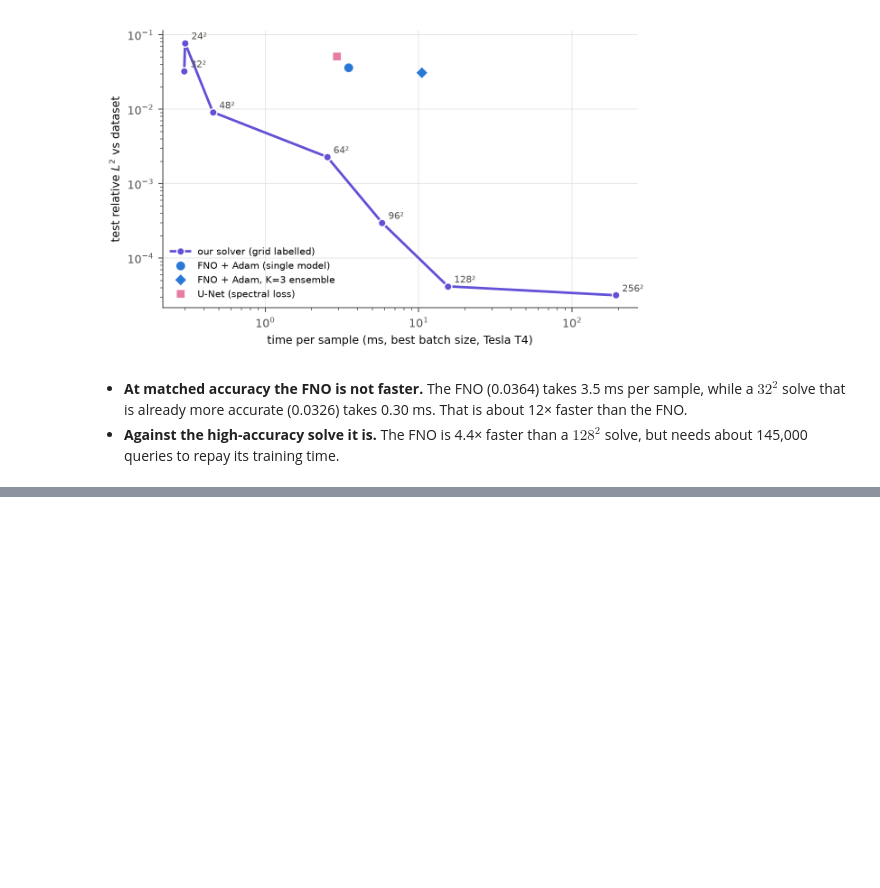
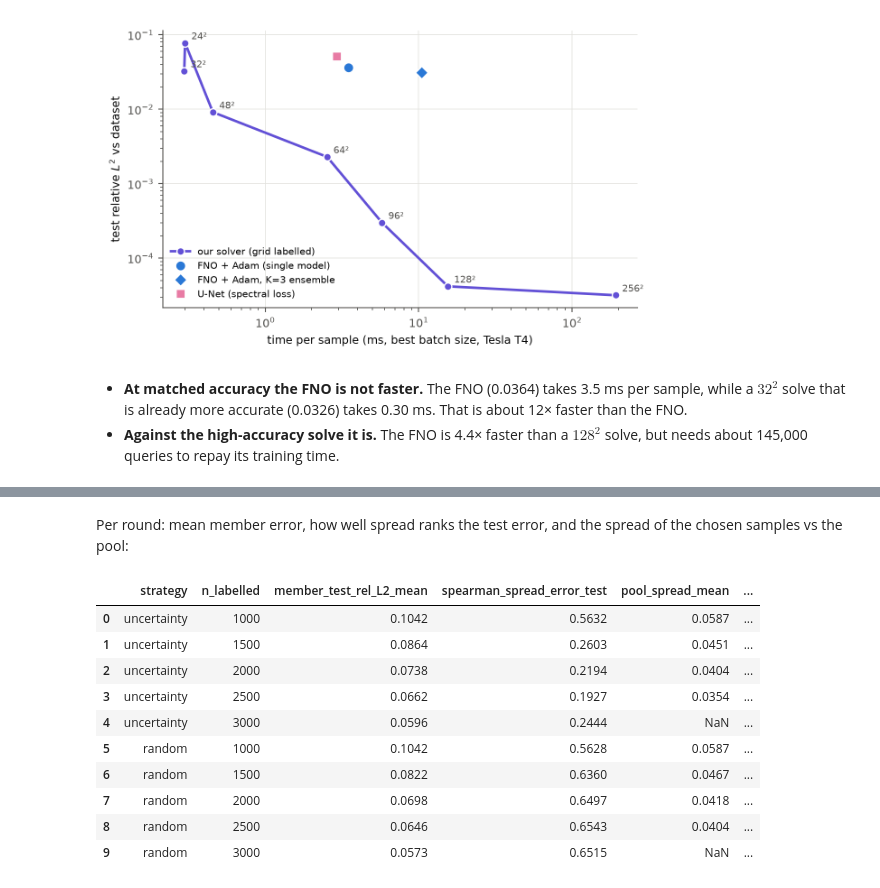
Before and after one commit to jaygupta33/FML_Project, a Jupyter notebook: navier-stokes.ipynb, the cells around one changed output, grey strips where cells are left out. Cells and saved outputs as stored; diff of their text form; code cells hidden in the pictures; blank space fills up the shorter version.

```diff
--- a/navier-stokes.ipynb
+++ b/navier-stokes.ipynb
@@ -2295,0 +2291,17 @@ with pd.option_context("display.max_rows", None):
+# %% [markdown]
+Per round: mean member error, how well spread ranks the test error, and the spread of the chosen samples vs the pool:
+# %%
+al.round(4)[["strategy", "n_labelled", "member_test_rel_L2_mean", "spearman_spread_error_test", "pool_spread_mean",
+    "chosen_spread_mean", "round_minutes"]]
+# %% [output]
+|  | strategy | n_labelled | member_test_rel_L2_mean | spearman_spread_error_test | pool_spread_mean | ... |
+| 0 | uncertainty | 1000 | 0.1042 | 0.5632 | 0.0587 | ... |
+| 1 | uncertainty | 1500 | 0.0864 | 0.2603 | 0.0451 | ... |
+| 2 | uncertainty | 2000 | 0.0738 | 0.2194 | 0.0404 | ... |
+| 3 | uncertainty | 2500 | 0.0662 | 0.1927 | 0.0354 | ... |
+| 4 | uncertainty | 3000 | 0.0596 | 0.2444 | NaN | ... |
+| 5 | random | 1000 | 0.1042 | 0.5628 | 0.0587 | ... |
+| 6 | random | 1500 | 0.0822 | 0.6360 | 0.0467 | ... |
+| 7 | random | 2000 | 0.0698 | 0.6497 | 0.0418 | ... |
+| 8 | random | 2500 | 0.0646 | 0.6543 | 0.0404 | ... |
+| 9 | random | 3000 | 0.0573 | 0.6515 | NaN | ... |
```
Also changed, not shown: parts of 10 cells of this notebook, 5 other files.
